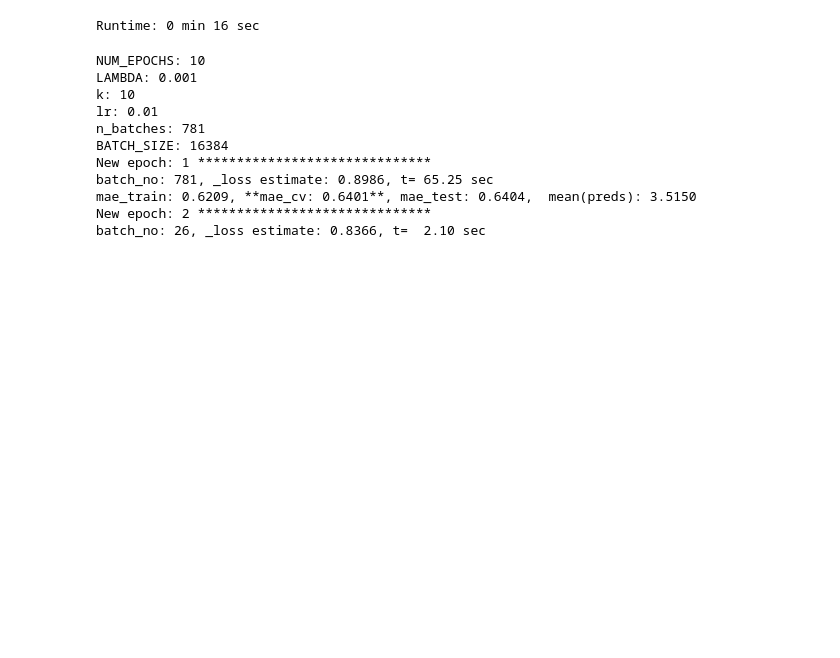
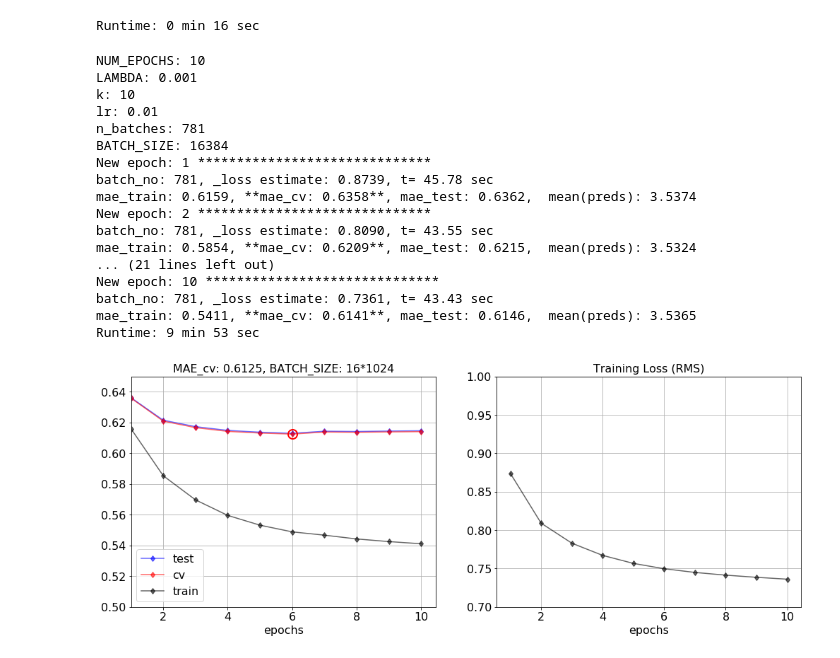
Before and after one commit to ozkansafak/Matrix_Factorization, a Jupyter notebook: main.ipynb, the cells around one changed output. Saved outputs shown, nothing was run; the diff lists cells and outputs as text; code cells hidden in the pictures; blank space fills up the shorter version.

```diff
--- a/main.ipynb
+++ b/main.ipynb
@@ -96,7 +110,7 @@ Runtime: 0 min 6 sec
 # %%
 start = time.time()
 
-train_u_mean, train_v_mean = get_train_u_mean(train_Y_indices, u_mean_dict, v_mean_dict)
+train_u_mean, train_v_mean = get_train_u_mean(train_R_indices, u_mean_dict, v_mean_dict)
 
 print_runtime(start)
 # %% [output]
@@ -110,39 +124,46 @@ LAMBDA = 0.001
 k = 10 # an important hyperparameter.
 lr = 0.01
 NUM_EPOCHS = 10
 if 'out.txt' in os.listdir():
     os.remove('out.txt')
 
 for BATCH_SIZE in BATCH_SIZE_arr:
     #..............................................
-    train, loss, reg, Y_indices, Y, U, V, Y_pred, UV_xft, UU_xft, VV_xft, u_mean, v_mean = \
+    train, loss, reg, R_indices, R, U, V, R_pred, X_UV, u_mean, v_mean = \
                             construct_graph(LAMBDA, k, lr, BATCH_SIZE, n_users, n_movies)
     #..............................................
 
     start = time.time()
     mae_train_arr, mae_cv_arr, mae_test_arr, loss_arr, mean_preds, n_batches, preds, \
-                   _U, _V, _UV_xft, _UU_xft, _VV_xft = \
-                         train_the_model(Y_indices, Y, train_Y_indices, train_Y, BATCH_SIZE,
+                   _U, _V, _X_UV = \
+                         train_the_model(R_indices, R, train_R_indices, train_R, BATCH_SIZE,
                    NUM_EPOCHS, LAMBDA, k, lr,
-                   train, loss, reg, U, V, Y_pred,
-                   cv_Y, cv_Y_indices, test_Y, test_Y_indices,
-                   UV_xft, UU_xft, VV_xft,
+                   train, loss, reg, U, V, R_pred,
+                   cv_R, cv_R_indices, test_R, test_R_indices,
+                   X_UV,
                    train_u_mean, train_v_mean, u_mean, v_mean)
     #..............................................
     # plotting....
     ax1, ax2 = plotter(mae_train_arr, mae_cv_arr, mae_test_arr, loss_arr, BATCH_SIZE)
 
 #..............................................
 print_runtime(start)
 # %% [output]
 NUM_EPOCHS: 10
 LAMBDA: 0.001
 k: 10
 lr: 0.01
 n_batches: 781
 BATCH_SIZE: 16384
 New epoch: 1 ******************************
-batch_no: 781, _loss estimate: 0.8986, t= 65.25 sec
-mae_train: 0.6209, **mae_cv: 0.6401**, mae_test: 0.6404,  mean(preds): 3.5150
+batch_no: 781, _loss estimate: 0.8739, t= 45.78 sec
+mae_train: 0.6159, **mae_cv: 0.6358**, mae_test: 0.6362,  mean(preds): 3.5374
 New epoch: 2 ******************************
-batch_no: 26, _loss estimate: 0.8366, t=  2.10 sec
+batch_no: 781, _loss estimate: 0.8090, t= 43.55 sec
+mae_train: 0.5854, **mae_cv: 0.6209**, mae_test: 0.6215,  mean(preds): 3.5324
+... (21 lines left out)
+New epoch: 10 ******************************
+batch_no: 781, _loss estimate: 0.7361, t= 43.43 sec
+mae_train: 0.5411, **mae_cv: 0.6141**, mae_test: 0.6146,  mean(preds): 3.5365
+Runtime: 9 min 53 sec
+[figure, added]
```
Also changed, not shown: parts of 3 cells of this notebook, 3 other files.
